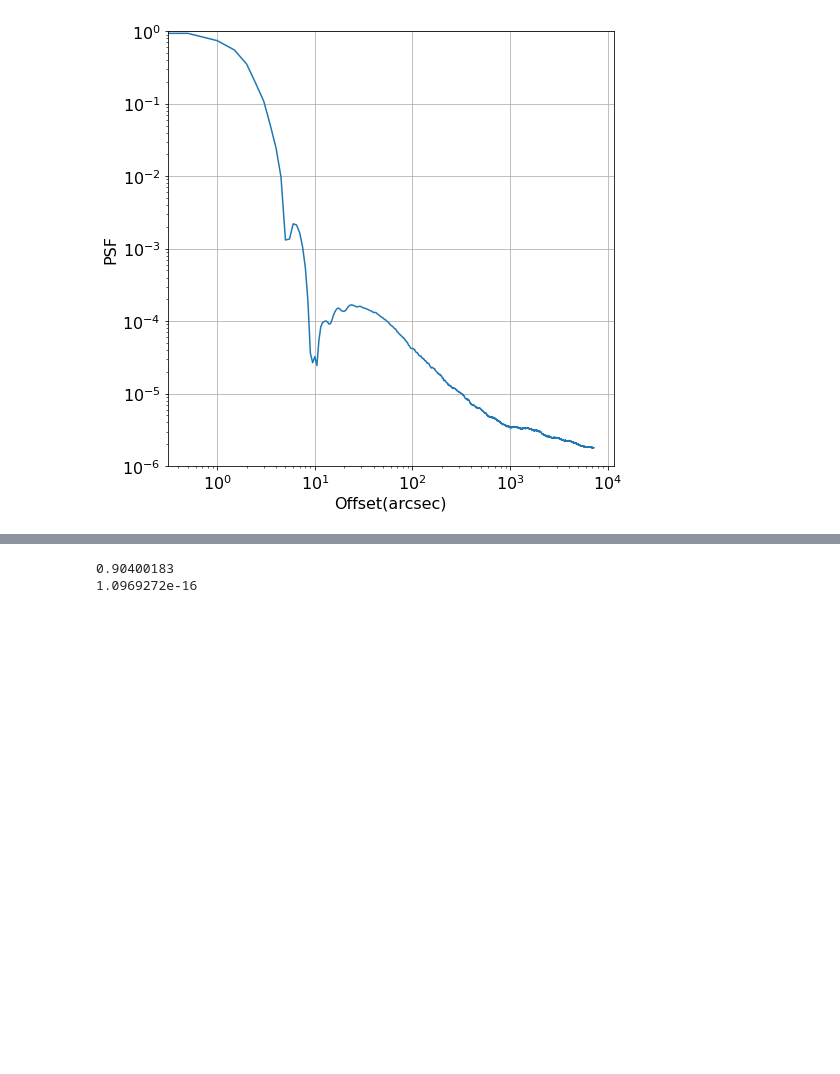
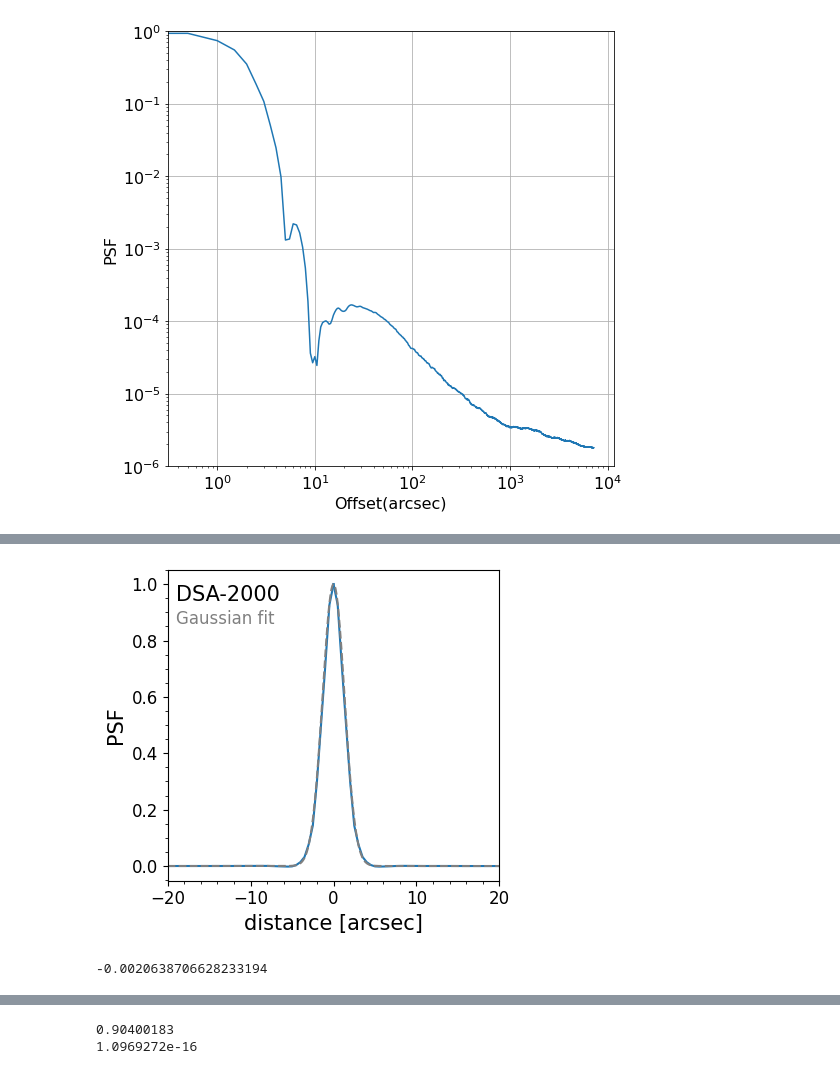
Before and after one commit to yupinghuang/sim-toolkit, a Jupyter notebook: notebooks/visualize-psf.ipynb, the cells around one changed output, grey strips where cells are left out. Saved outputs shown, nothing was run; the diff lists cells and outputs as text; code cells hidden in the pictures; blank space fills up the shorter version.

```diff
--- a/notebooks/visualize-psf.ipynb
+++ b/notebooks/visualize-psf.ipynb
@@ -158,0 +179,24 @@ Text(0.5, 1.0, 'configuration W natural weight, 3.49asec x 3.42asec')
+# %%
+from matplotlib.ticker import MultipleLocator
+plt.figure(figsize=(4.4,4))
+plt.plot(dist10*60, avg10)
+plt.plot(-dist10*60, avg10, color='C0')
+matplotlib.rcParams.update({'font.size': 12})
+xx = np.linspace(-20, 20, 400)
+sigma =3.1/2.355
+gaus = np.exp(-((xx)**2 / (2.0 * sigma**2)))
+plt.plot(xx, gaus, color='gray', linestyle='dashed')
+plt.xlabel('distance [arcsec]', fontsize=15, fontname='DejaVu Sans')
+plt.ylabel('PSF', fontsize=15, fontname='DejaVu Sans')
+plt.text(-19, 0.94, 'DSA-2000', fontsize=15, fontname='DejaVu Sans')
+plt.text(-19, 0.86, 'Gaussian fit', fontsize=12, color='gray', fontname='DejaVu Sans')
+plt.xlim([-20, 20])
+plt.minorticks_on()
+plt.tight_layout()
+plt.savefig('linear.pdf')
+# %% [output]
+[figure, added]
+# %%
+avg10.min()
+# %% [output]
+-0.0020638706628233194
```
Also changed, not shown: parts of 9 cells of this notebook, 6 other files.
